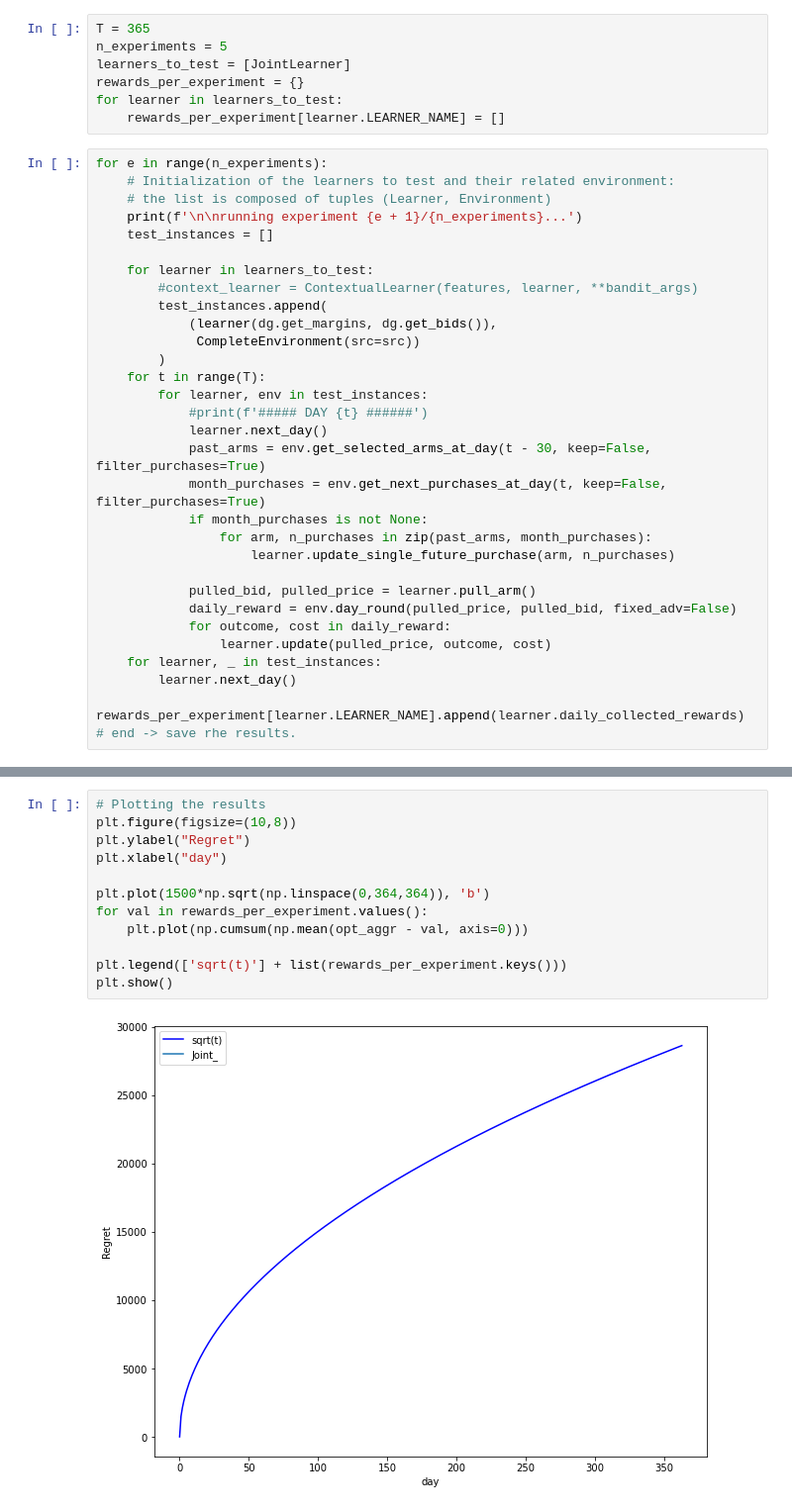
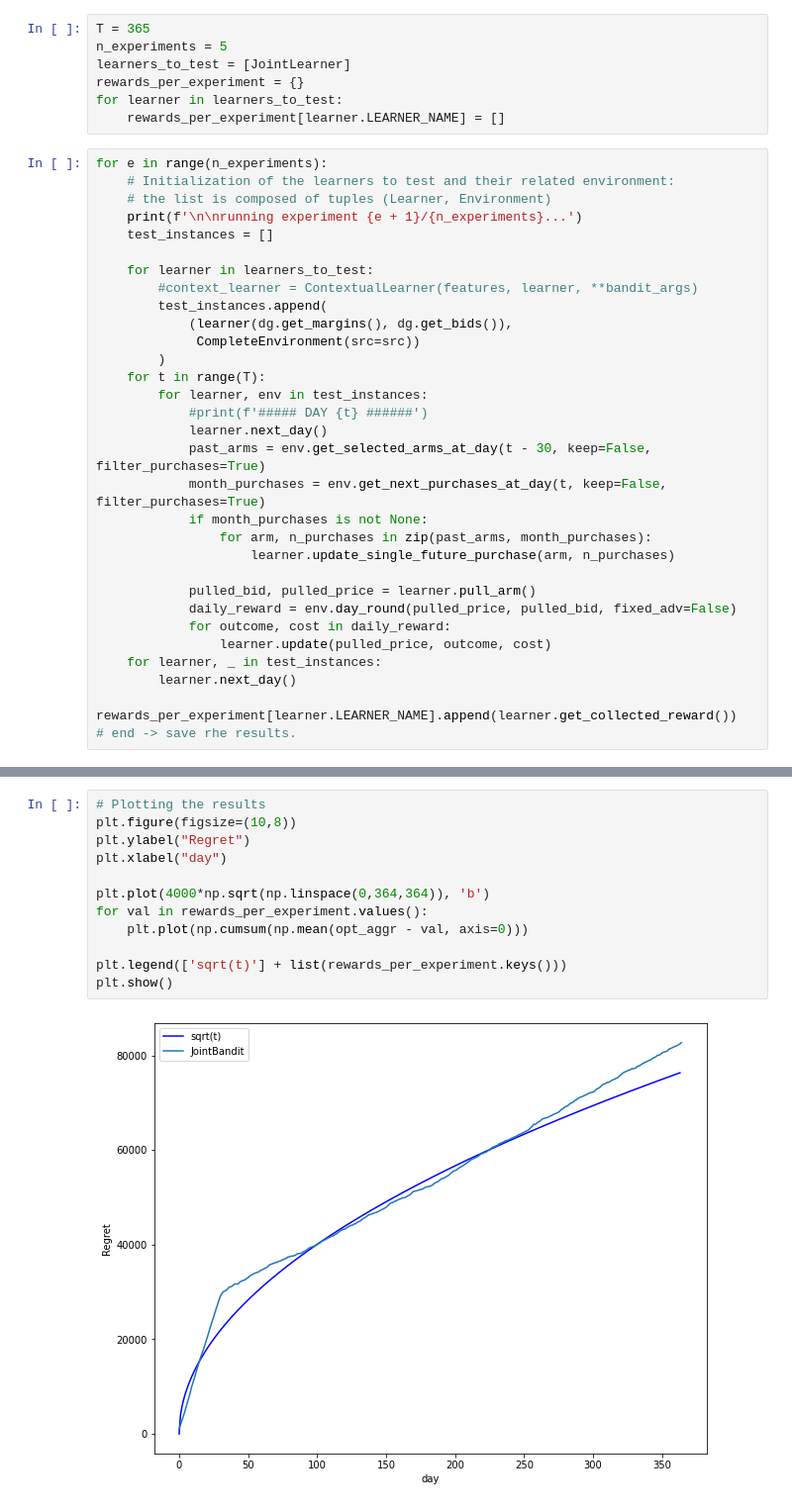
Before and after one commit to fcolombo7/DataIntelligenceApplications, a Jupyter notebook: Step6_NEW.ipynb, the cells around one changed output, grey strips where cells are left out. Shown: that part at 99% size. Saved outputs shown, nothing was run; the diff lists cells and outputs as text.

```diff
--- a/Step6_NEW.ipynb
+++ b/Step6_NEW.ipynb
@@ -27,7 +34,7 @@ for e in range(n_experiments):
     for learner in learners_to_test:
         #context_learner = ContextualLearner(features, learner, **bandit_args)
         test_instances.append(
-            (learner(dg.get_margins, dg.get_bids()),
+            (learner(dg.get_margins(), dg.get_bids()),
              CompleteEnvironment(src=src))
         )
     for t in range(T):
@@ -46,5 +53,5 @@ for e in range(n_experiments):
                 learner.update(pulled_price, outcome, cost)
     for learner, _ in test_instances:
         learner.next_day()
-        rewards_per_experiment[learner.LEARNER_NAME].append(learner.daily_collected_rewards)
+        rewards_per_experiment[learner.LEARNER_NAME].append(learner.get_collected_reward())
 # end -> save rhe results.
@@ -95,17 +119,17 @@ opt_aggr=1083.005829407839 - opt_bid=2
 # %%
 # Plotting the results
 plt.figure(figsize=(10,8))
 plt.ylabel("Regret")
 plt.xlabel("day")
 
-plt.plot(1500*np.sqrt(np.linspace(0,364,364)), 'b')
+plt.plot(4000*np.sqrt(np.linspace(0,364,364)), 'b')
 for val in rewards_per_experiment.values():
     plt.plot(np.cumsum(np.mean(opt_aggr - val, axis=0)))
 
 plt.legend(['sqrt(t)'] + list(rewards_per_experiment.keys()))
 plt.show()
 # %% [output]
-[figure, old version]
+[figure, new version]
 # %%
 plt.figure(figsize=(10,8))
 plt.xlabel("day")
```
Also changed, not shown: parts of 4 cells of this notebook.
